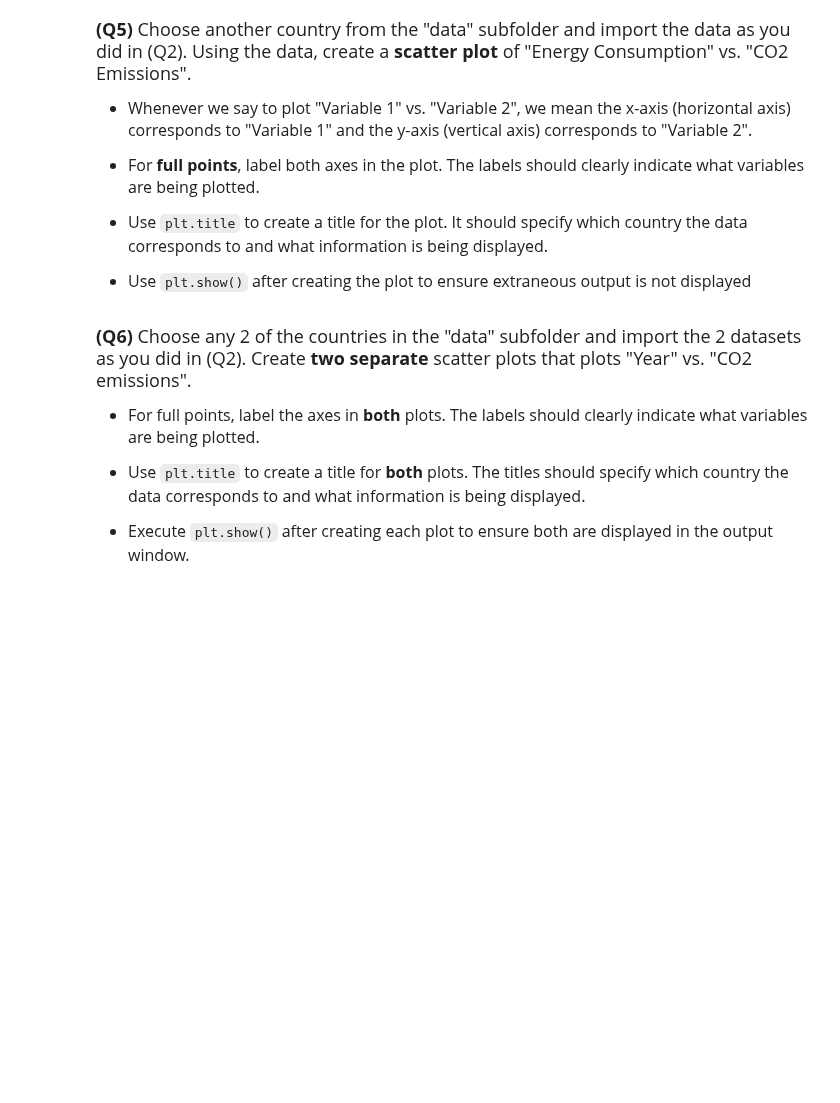
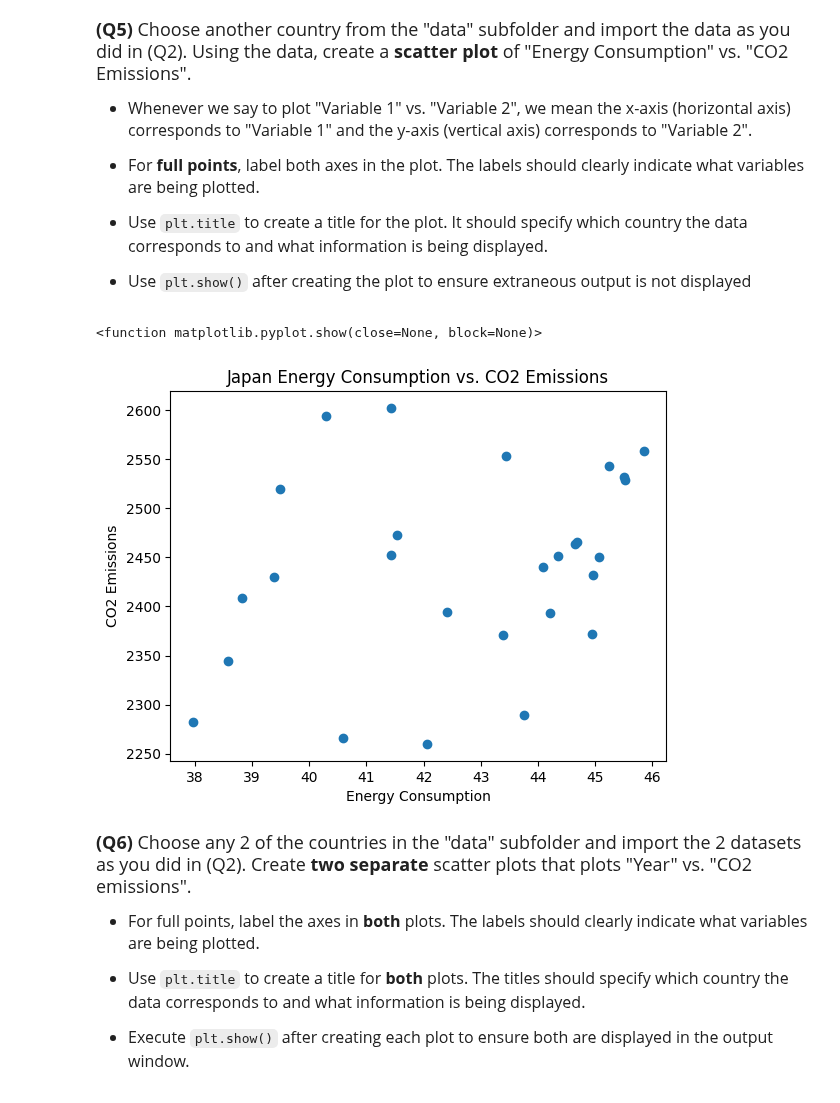
Before and after one commit to Shubo06/datasci151fall2026, a Jupyter notebook: _assignments/assignment_2/Assignment2.ipynb, the cells around one changed output. Saved outputs shown, nothing was run; the diff lists cells and outputs as text; code cells hidden in the pictures; blank space fills up the shorter version.

```diff
--- a/_assignments/assignment_2/Assignment2.ipynb
+++ b/_assignments/assignment_2/Assignment2.ipynb
@@ -102,3 +115,14 @@ us_emissions["CO2_emission"].describe()
+# %%
+# Write your answer
+japan_emissions = pd.read_csv("data/japan_emission.csv")
+plt.scatter(japan_emissions["Energy_consumption"], japan_emissions["CO2_emission"])
+plt.xlabel("Energy Consumption")
+plt.ylabel("CO2 Emissions")
+plt.title("Japan Energy Consumption vs. CO2 Emissions")
+plt.show
+# %% [output]
+<function matplotlib.pyplot.show(close=None, block=None)>
+[figure, added]
 # %% [markdown]
 <font size = "4">
 
```
Also changed, not shown: parts of 8 cells of this notebook.
